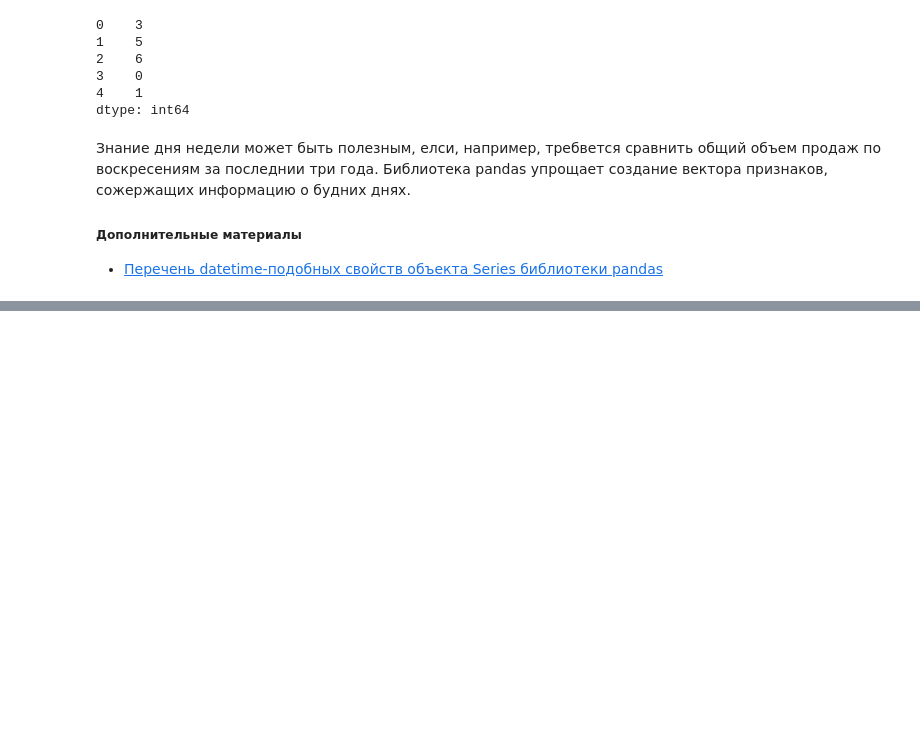
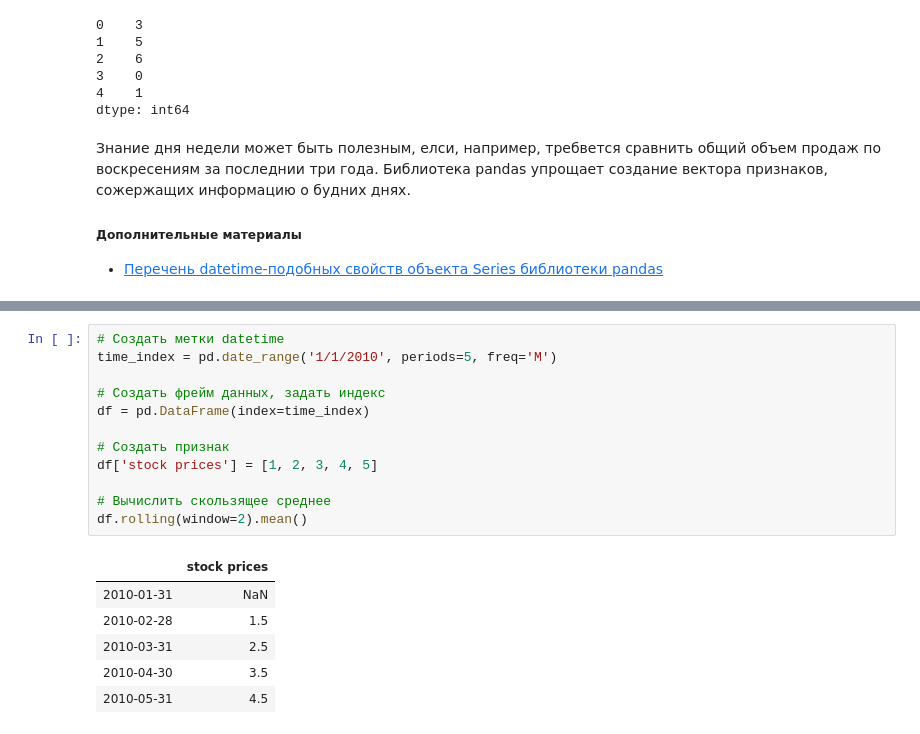
Before and after one commit to AntonNeverovich/data-science, a Jupyter notebook: cookbooks/8-date-and-time-processing-cookbook.ipynb, the cells around one changed output, grey strips where cells are left out. Cells and saved outputs as stored; diff of their text form; blank space fills up the shorter version.

```diff
--- a/cookbooks/8-date-and-time-processing-cookbook.ipynb
+++ b/cookbooks/8-date-and-time-processing-cookbook.ipynb
@@ -254,0 +291,19 @@ dtype: int64
+# %%
+# Создать метки datetime
+time_index = pd.date_range('1/1/2010', periods=5, freq='M')
+
+# Создать фрейм данных, задать индекс
+df = pd.DataFrame(index=time_index)
+
+# Создать признак
+df['stock prices'] = [1, 2, 3, 4, 5]
+
+# Вычислить скользящее среднее
+df.rolling(window=2).mean()
+# %% [output]
+|  | stock prices |
+| 2010-01-31 | NaN |
+| 2010-02-28 | 1.5 |
+| 2010-03-31 | 2.5 |
+| 2010-04-30 | 3.5 |
+| 2010-05-31 | 4.5 |
```
Also changed, not shown: parts of 16 cells of this notebook.
